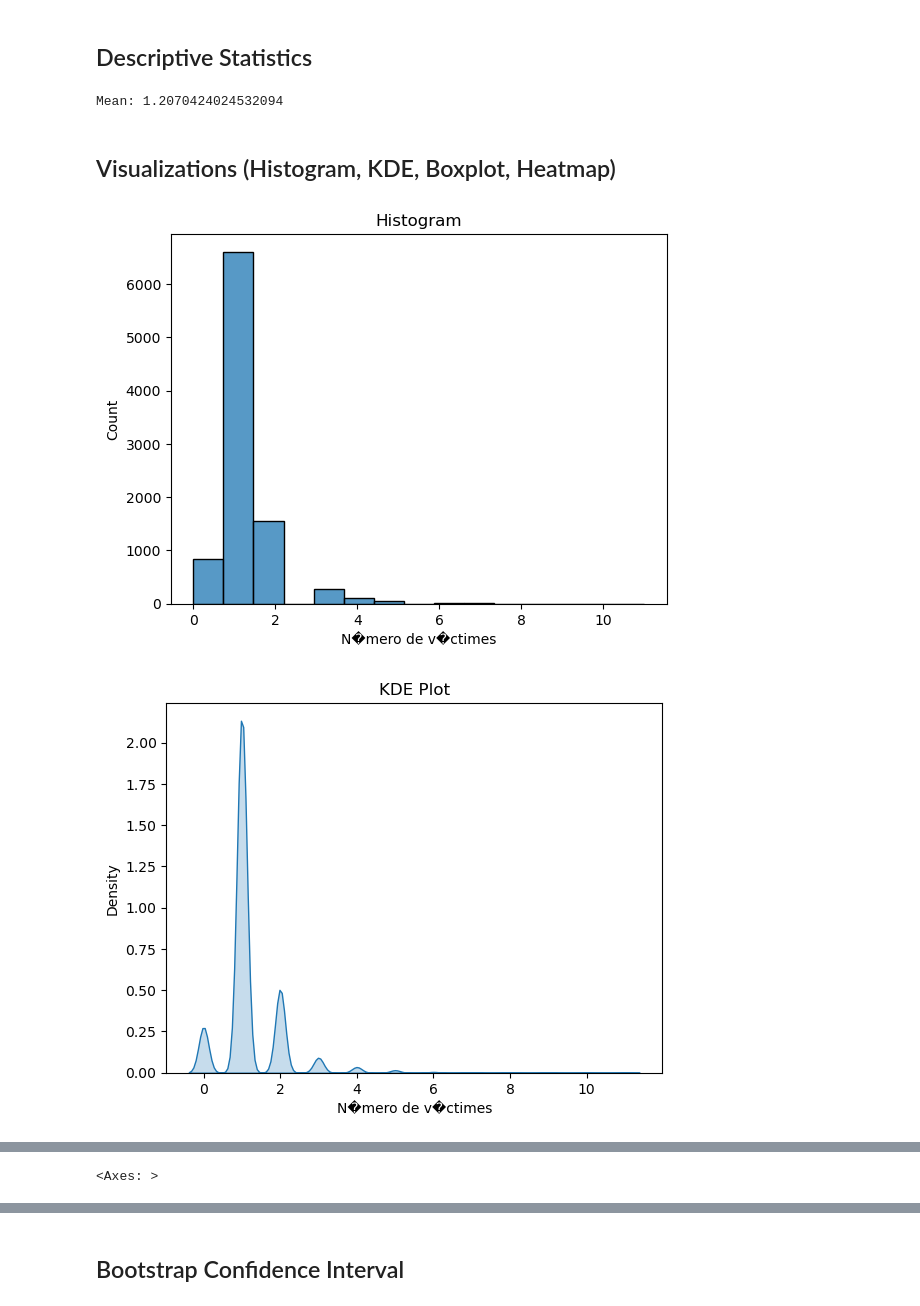
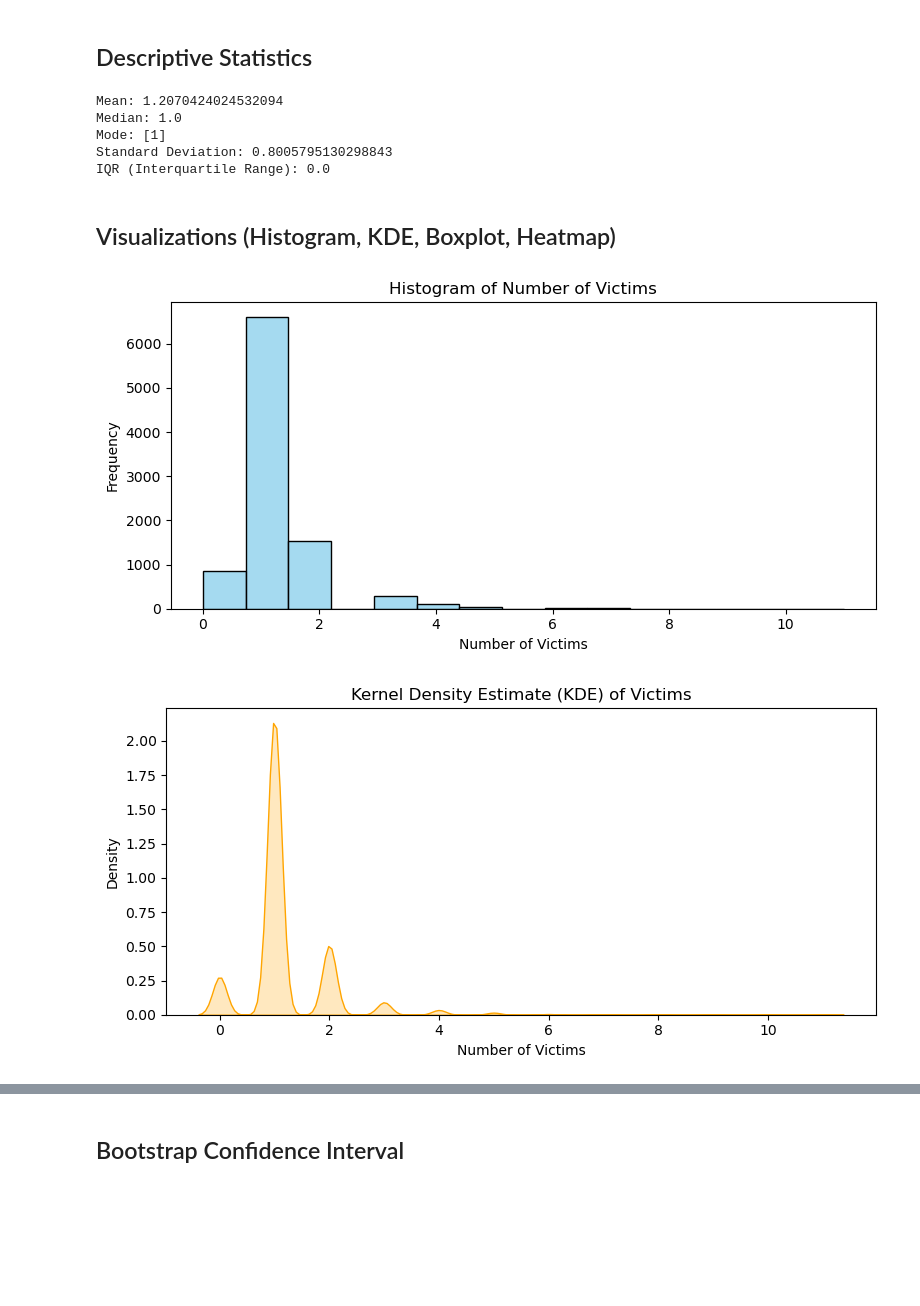
Before and after one commit to bclayson23/Data-Science-Starter-Kit, a Jupyter notebook: notebooks/starter.ipynb, the cells around one changed output, grey strips where cells are left out. Cells and saved outputs as stored; diff of their text form; code cells hidden in the pictures; blank space fills up the shorter version.

```diff
--- a/notebooks/starter.ipynb
+++ b/notebooks/starter.ipynb
@@ -10,30 +10,55 @@ import numpy as np
 df = pd.read_csv('../data/ACCIDENTS_GU_BCN_2013.csv')
 victims = df['N�mero de v�ctimes']
 print('Mean:', victims.mean())
-##  etc..
+print('Median:', victims.median())
+print('Mode:', victims.mode().values)  # Returns a Series, .values gives the actual mode(s)
+print('Standard Deviation:', victims.std())
+iqr = victims.quantile(0.75) - victims.quantile(0.25)
+print('IQR (Interquartile Range):', iqr)
 # %% [output]
 Mean: 1.2070424024532094
+Median: 1.0
+Mode: [1]
+Standard Deviation: 0.8005795130298843
+IQR (Interquartile Range): 0.0
 # %% [markdown]
 ## Visualizations (Histogram, KDE, Boxplot, Heatmap)
 # %%
-# TODO: Plot histogram, KDE, boxplot, and correlation heatmap
 import matplotlib.pyplot as plt
 import seaborn as sns
-sns.histplot(victims, bins=15, kde=False)
-plt.title('Histogram')
+
+# Histogram
+plt.figure(figsize=(8, 4))
+sns.histplot(victims, bins=15, kde=False, color='skyblue')
+plt.title('Histogram of Number of Victims')
+plt.xlabel('Number of Victims')
+plt.ylabel('Frequency')
+plt.tight_layout()
 plt.show()
 
-sns.kdeplot(victims, fill=True)
-plt.title('KDE Plot')
+# KDE Plot
+plt.figure(figsize=(8, 4))
+sns.kdeplot(victims, fill=True, color='orange')
+plt.title('Kernel Density Estimate (KDE) of Victims')
+plt.xlabel('Number of Victims')
+plt.ylabel('Density')
+plt.tight_layout()
 plt.show()
 
-sns.boxplot(x=victims)
-plt.title('Boxplot')
+# Boxplot
+plt.figure(figsize=(8, 2))
+sns.boxplot(x=victims, color='lightgreen')
+plt.title('Boxplot of Number of Victims')
+plt.xlabel('Number of Victims')
+plt.tight_layout()
 plt.show()
 
-plt.figure(figsize=(10,6))
-sns.heatmap(df.corr(numeric_only=True), annot=True, cmap='coolwarm')
-##  etc..
+# Correlation Heatmap
+plt.figure(figsize=(10, 6))
+sns.heatmap(df.corr(numeric_only=True), annot=True, cmap='coolwarm', fmt=".2f")
+plt.title('Correlation Heatmap of Numeric Columns')
+plt.tight_layout()
+plt.show()
 # %% [output]
-[figure, old version]
+[figure, new version]
-[figure, old version]
+[figure, new version]
@@ -41 +65,0 @@ sns.heatmap(df.corr(numeric_only=True), annot=True, cmap='coolwarm')
-<Axes: >
```
Also changed, not shown: parts of 3 cells of this notebook.
